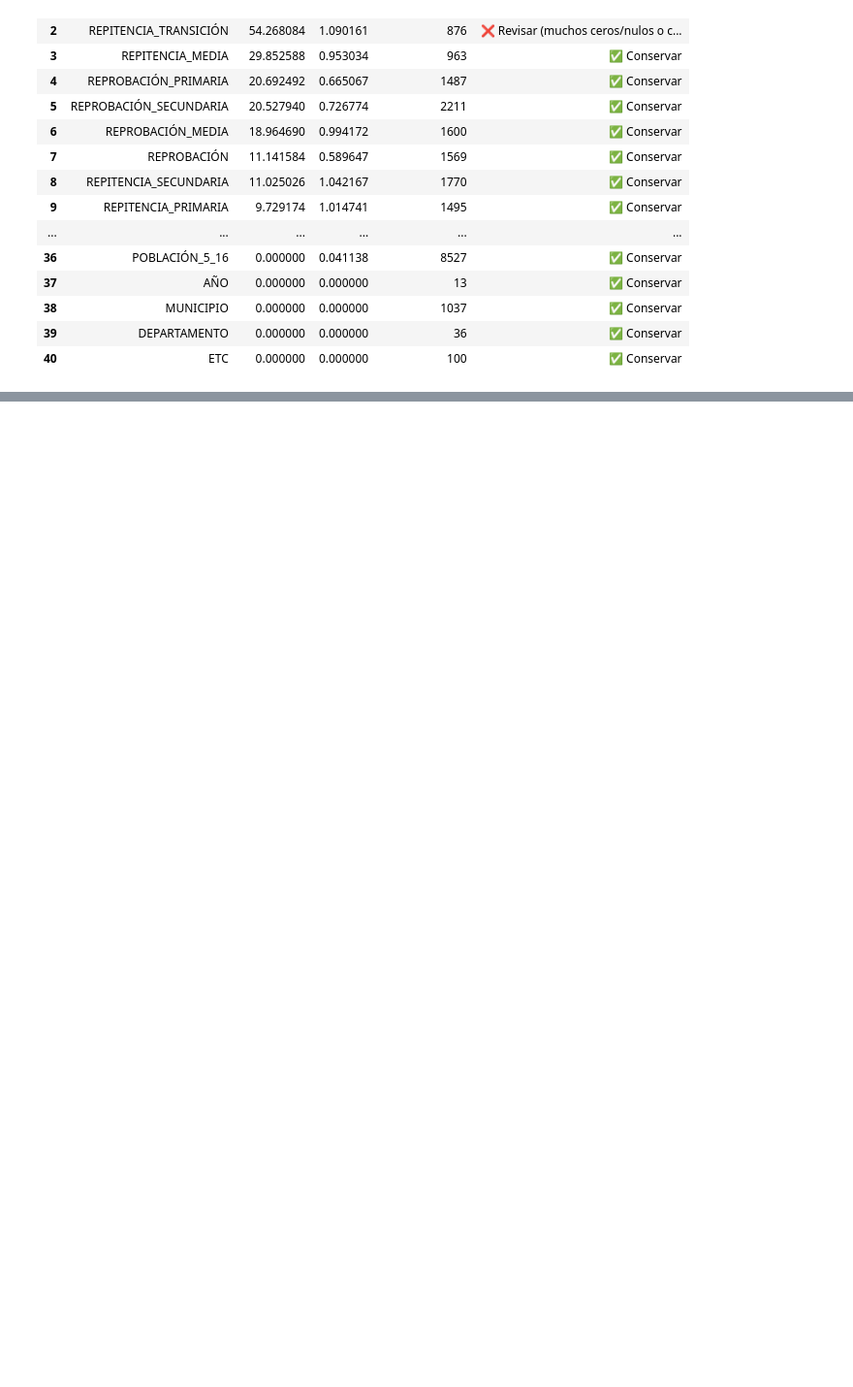
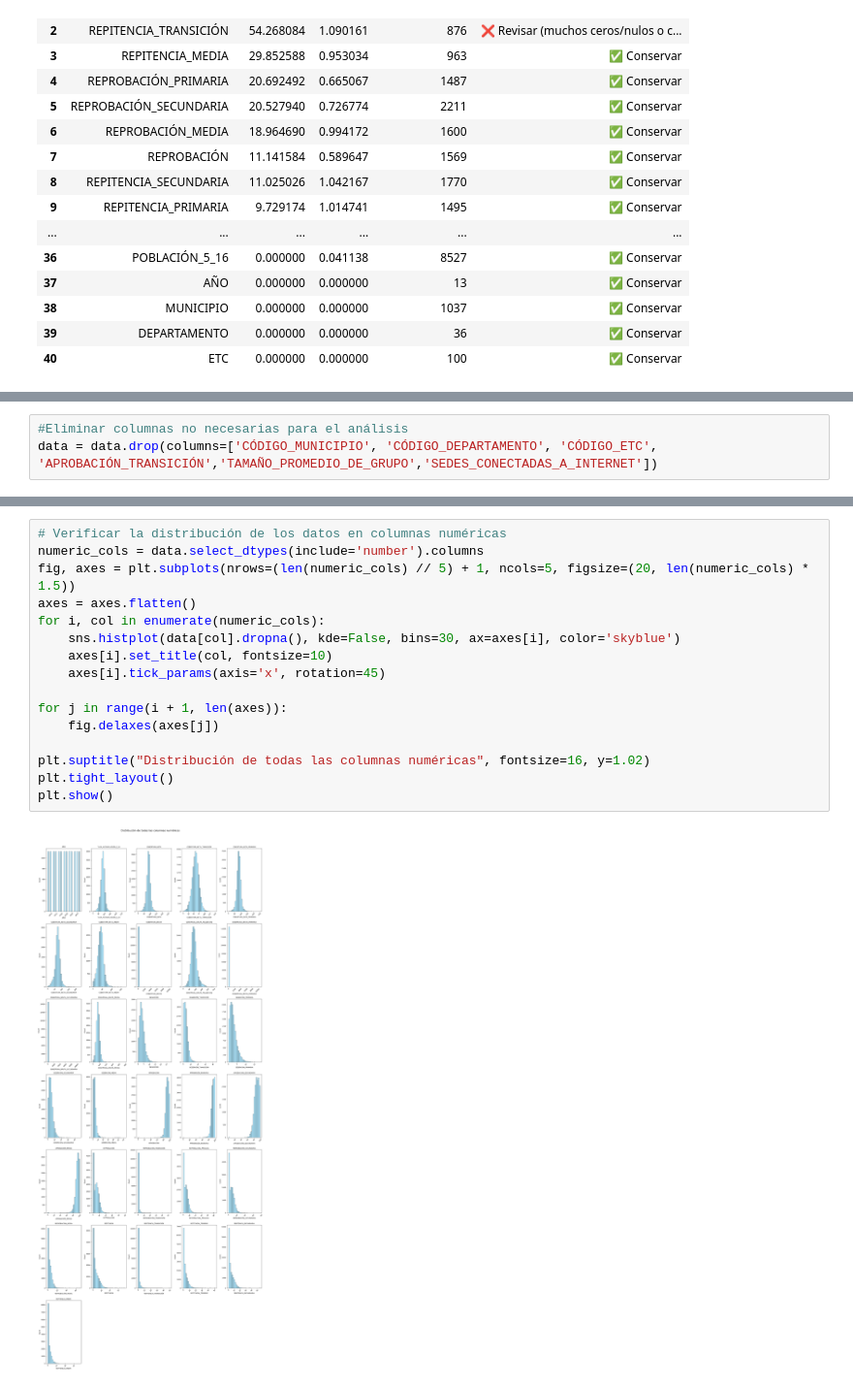
Before and after one commit to Fabiloz/Proyecto_Final, a Jupyter notebook: Análisis_de_Indicadores_Educativos.ipynb, the cells around one changed output, grey strips where cells are left out. Shown at 97% size. Drawn from its saved outputs; the diff is of its cells as text; blank space fills up the shorter version.

```diff
--- a/Análisis_de_Indicadores_Educativos.ipynb
+++ b/Análisis_de_Indicadores_Educativos.ipynb
@@ -220,0 +220,3 @@ evaluar la deserción en el tiempo
+# %%
+#Eliminar columnas no necesarias para el análisis
+data = data.drop(columns=['CÓDIGO_MUNICIPIO', 'CÓDIGO_DEPARTAMENTO', 'CÓDIGO_ETC', 'APROBACIÓN_TRANSICIÓN','TAMAÑO_PROMEDIO_DE_GRUPO','SEDES_CONECTADAS_A_INTERNET'])
@@ -220,0 +233,18 @@ evaluar la deserción en el tiempo
+# %%
+# Verificar la distribución de los datos en columnas numéricas
+numeric_cols = data.select_dtypes(include='number').columns
+fig, axes = plt.subplots(nrows=(len(numeric_cols) // 5) + 1, ncols=5, figsize=(20, len(numeric_cols) * 1.5))
+axes = axes.flatten()
+for i, col in enumerate(numeric_cols):
+    sns.histplot(data[col].dropna(), kde=False, bins=30, ax=axes[i], color='skyblue')
+    axes[i].set_title(col, fontsize=10)
+    axes[i].tick_params(axis='x', rotation=45)
+
+for j in range(i + 1, len(axes)):
+    fig.delaxes(axes[j])
+
+plt.suptitle("Distribución de todas las columnas numéricas", fontsize=16, y=1.02)
+plt.tight_layout()
+plt.show()
+# %% [output]
+[figure, added]
```
Also changed, not shown: parts of 9 cells of this notebook.
